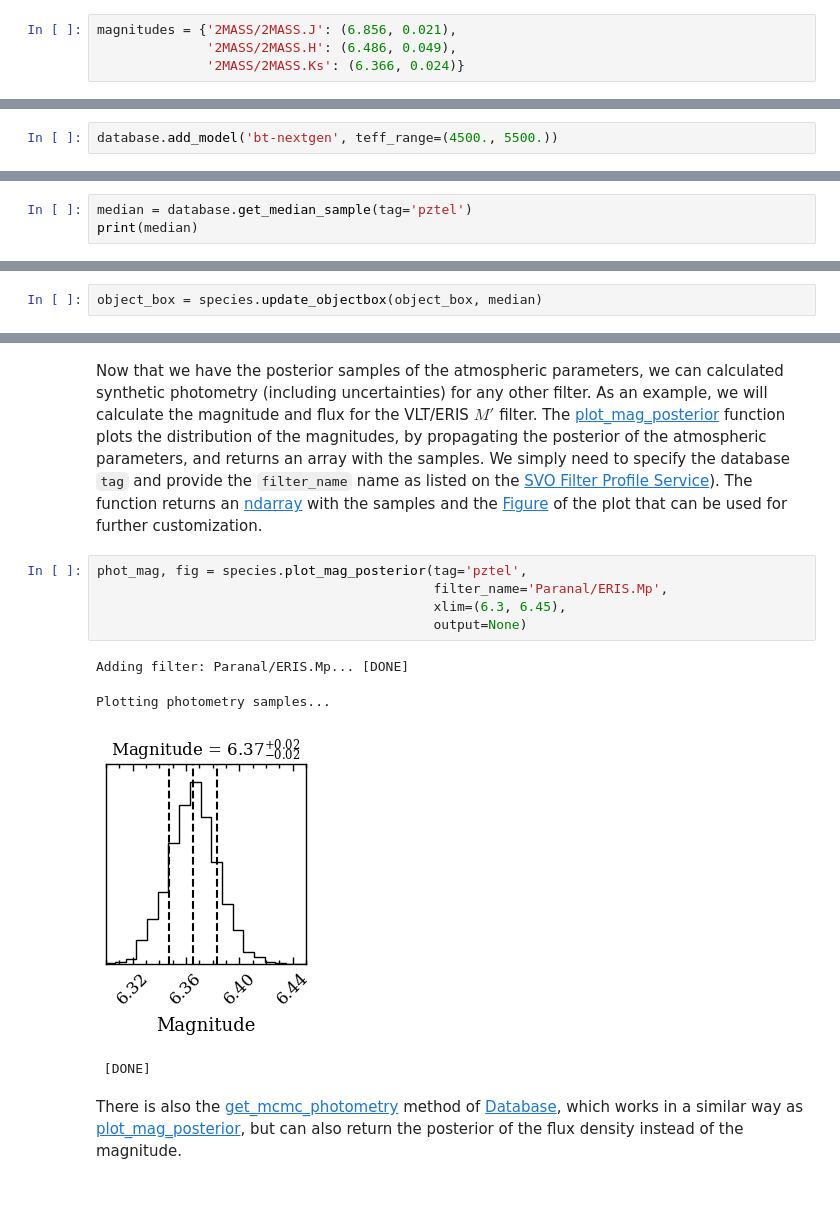
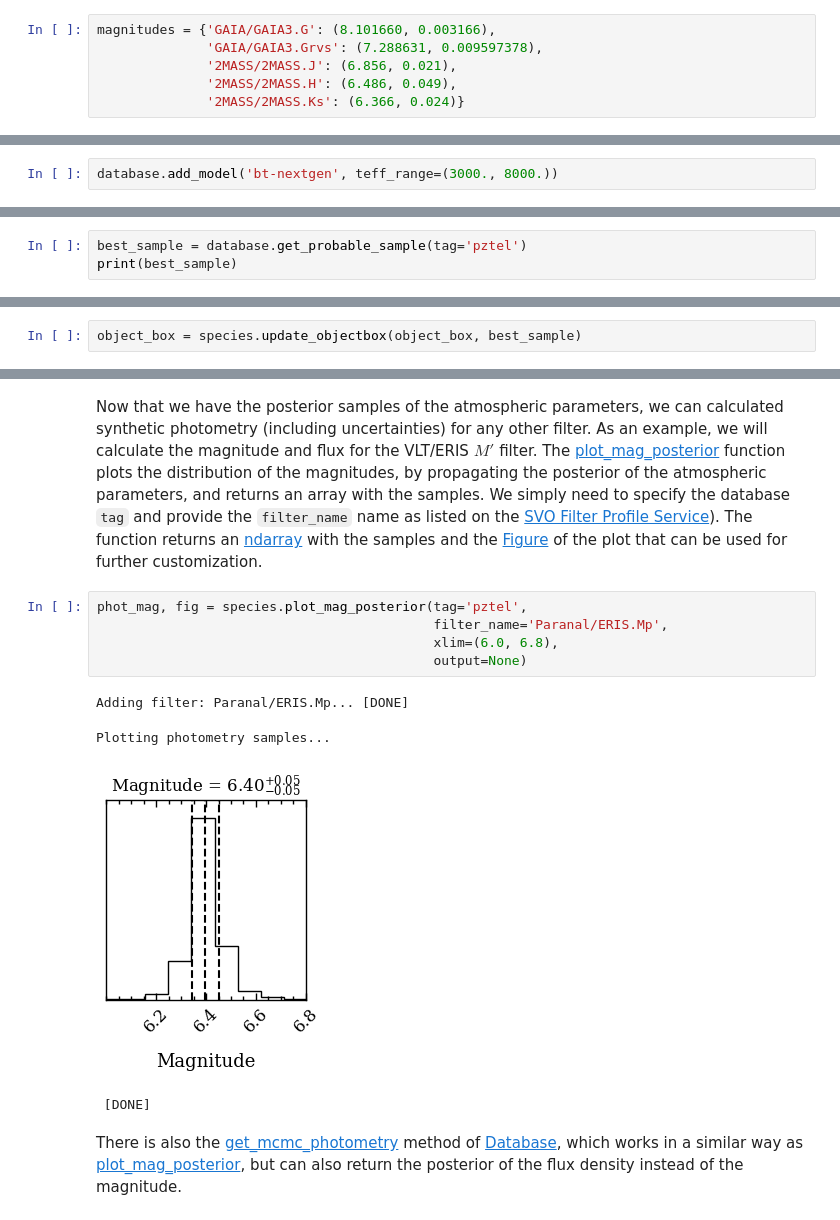
Before and after one commit to tomasstolker/species, a Jupyter notebook: docs/tutorials/flux_calibration.ipynb, the cells around one changed output, grey strips where cells are left out. Saved outputs shown, nothing was run; the diff lists cells and outputs as text.

Commit message:
Removed deprecated update_spectra function, some minor maintenance to util and plot functions, updated notebook tutorials

```diff
--- a/docs/tutorials/flux_calibration.ipynb
+++ b/docs/tutorials/flux_calibration.ipynb
@@ -40,7 +40,9 @@ parallax = (21.1621, 0.0223)  # (mas)
 # %% [markdown]
 And a dictionary with the [2MASS](https://irsa.ipac.caltech.edu/Missions/2mass.html) magnitudes.
 # %%
-magnitudes = {'2MASS/2MASS.J': (6.856, 0.021),
+magnitudes = {'GAIA/GAIA3.G': (8.101660, 0.003166),
+              'GAIA/GAIA3.Grvs': (7.288631, 0.009597378),
+              '2MASS/2MASS.J': (6.856, 0.021),
               '2MASS/2MASS.H': (6.486, 0.049),
               '2MASS/2MASS.Ks': (6.366, 0.024)}
 # %% [markdown]
@@ -86,5 +90,5 @@ Next, we will download the *BT-NextGen* grid and add the spectra of a limited $T
 # %%
-database.add_model('bt-nextgen', teff_range=(4500., 5500.))
+database.add_model('bt-nextgen', teff_range=(3000., 8000.))
 # %% [output]
 Downloading data from 'https://home.strw.leidenuniv.nl/~stolker/species/bt-nextgen.tgz' to file '/Users/tomasstolker/applications/species/docs/tutorials/data/bt-nextgen.tgz'.
 SHA256 hash of downloaded file: d07093865a3632a45d8463c30fb885bca94d00cb40c524d433165175a2c49c6a
@@ -223,4 +233,4 @@ Next, we extract the best-fit parameters from the posterior distribution, for wh
 # %%
-median = database.get_median_sample(tag='pztel')
-print(median)
+best_sample = database.get_probable_sample(tag='pztel')
+print(best_sample)
 # %% [output]
@@ -263,3 +273,3 @@ With [FitModel](https://species.readthedocs.io/en/latest/species.analysis.html#s
 # %%
-object_box = species.update_objectbox(object_box, median)
+object_box = species.update_objectbox(object_box, best_sample)
 # %% [output]
@@ -352,12 +369,12 @@ Now that we have the posterior samples of the atmospheric parameters, we can cal
 # %%
 phot_mag, fig = species.plot_mag_posterior(tag='pztel',
                                            filter_name='Paranal/ERIS.Mp',
-                                           xlim=(6.3, 6.45),
+                                           xlim=(6.0, 6.8),
                                            output=None)
 # %% [output]
 Adding filter: Paranal/ERIS.Mp... [DONE]
 Plotting photometry samples...
-[figure, old version]
+[figure, new version]
  [DONE]
 # %% [markdown]
 There is also the [get_mcmc_photometry](https://species.readthedocs.io/en/latest/species.data.html#species.data.database.Database.get_mcmc_photometry) method of [Database](https://species.readthedocs.io/en/latest/species.data.html#species.data.database.Database), which works in a similar way as [plot_mag_posterior](https://species.readthedocs.io/en/latest/species.plot.html#species.plot.plot_mcmc.plot_mag_posterior), but can also return the posterior of the flux density instead of the magnitude.
```
Also changed, not shown: parts of 33 cells of this notebook, 11 other files.
